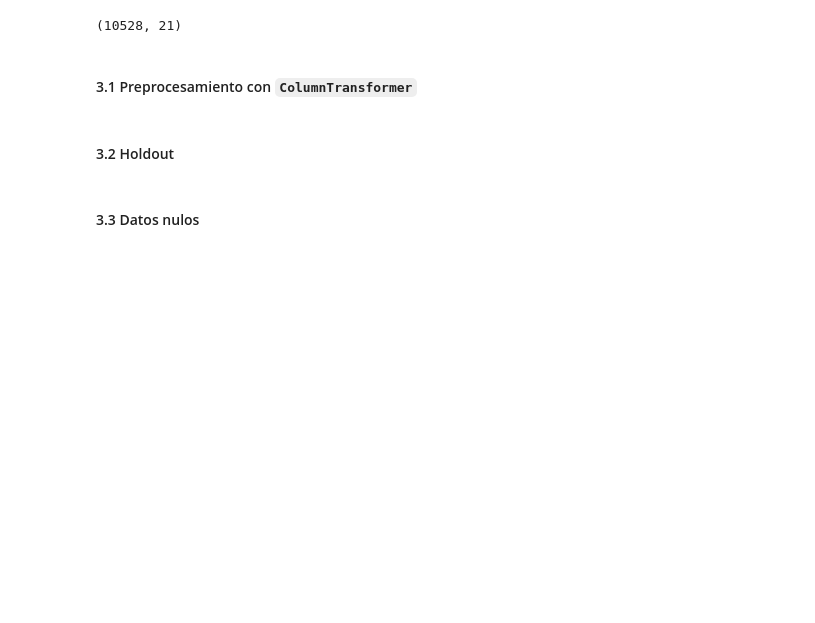
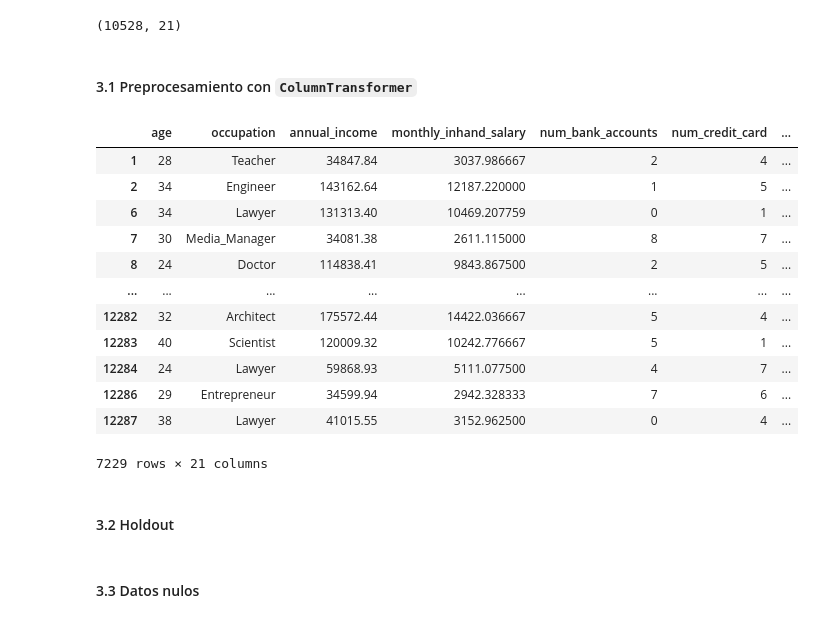
Before and after one commit to nicoacevedor/MDS7202, a Jupyter notebook: proyecto2/Proyecto2.ipynb, the cells around one changed output. Cells and saved outputs as stored; diff of their text form; code cells hidden in the pictures; blank space fills up the shorter version.

```diff
--- a/proyecto2/Proyecto2.ipynb
+++ b/proyecto2/Proyecto2.ipynb
@@ -126,6 +134,25 @@ df.shape
 df['age'] = df['age'].astype('int64')
 df['num_of_loan'] = df['num_of_loan'].astype('int64')
 df['delay_from_due_date'] = df['delay_from_due_date'].astype('float64')
+# %%
+# SOLO PARA PROBAR LOS MODELOS
+# BORRAR ANTES DE SEGUIR
+df = df.dropna()
+df
+# %% [output]
+|  | age | occupation | annual_income | monthly_inhand_salary | num_bank_accounts | num_credit_card | ... |
+| 1 | 28 | Teacher | 34847.84 | 3037.986667 | 2 | 4 | ... |
+| 2 | 34 | Engineer | 143162.64 | 12187.220000 | 1 | 5 | ... |
+| 6 | 34 | Lawyer | 131313.40 | 10469.207759 | 0 | 1 | ... |
+| 7 | 30 | Media_Manager | 34081.38 | 2611.115000 | 8 | 7 | ... |
+| 8 | 24 | Doctor | 114838.41 | 9843.867500 | 2 | 5 | ... |
+| ... | ... | ... | ... | ... | ... | ... | ... |
+| 12282 | 32 | Architect | 175572.44 | 14422.036667 | 5 | 4 | ... |
+| 12283 | 40 | Scientist | 120009.32 | 10242.776667 | 5 | 1 | ... |
+| 12284 | 24 | Lawyer | 59868.93 | 5111.077500 | 4 | 7 | ... |
+| 12286 | 29 | Entrepreneur | 34599.94 | 2942.328333 | 7 | 6 | ... |
+| 12287 | 38 | Lawyer | 41015.55 | 3152.962500 | 0 | 4 | ... |
+7229 rows × 21 columns
 # %%
 # Se divide el DataFrame en características (X) y variable objetivo (y)
 X = df.drop(["credit_score"], axis=1)
```
Also changed, not shown: parts of 8 cells of this notebook.
